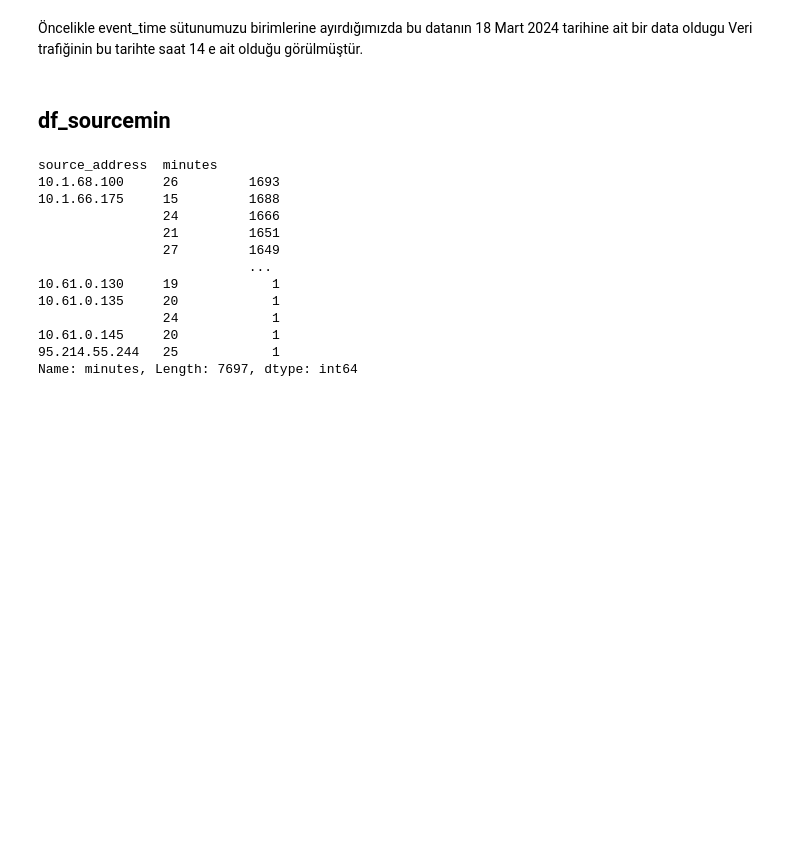
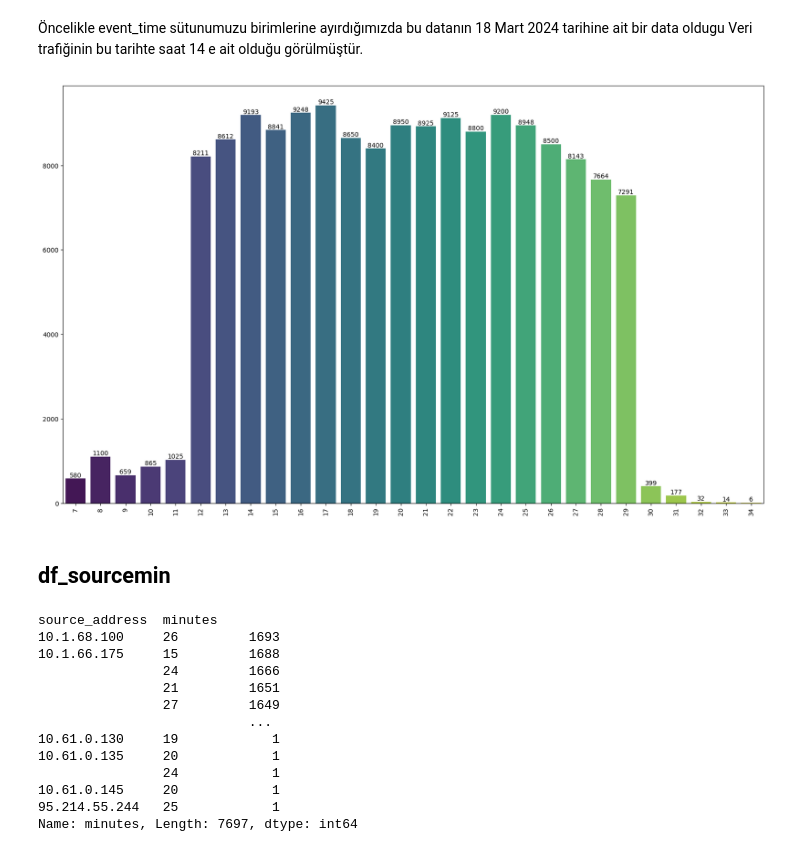
Before and after one commit to euphratesk/portf, a Jupyter notebook: Portfolio/ML/Classification Models/NextRay/NetworkTraffic.ipynb, the cells around one changed output. Drawn from its saved outputs; the diff is of its cells as text; code cells hidden in the pictures; blank space fills up the shorter version.

```diff
--- a/Portfolio/ML/Classification Models/NextRay/NetworkTraffic.ipynb
+++ b/Portfolio/ML/Classification Models/NextRay/NetworkTraffic.ipynb
@@ -168,9 +168,13 @@ df.event_time.dt.year.value_counts()
 # %%
 df.event_time.dt.minute.value_counts().sort_index()
 # %%
-sns.barplot(x = df.event_time.dt.minute.value_counts().sort_index().index, y = df.event_time.dt.minute.value_counts().sort_index().values,palette='viridis')
+plt.figure(figsize = (20,12))
+ax = sns.barplot(x = df.event_time.dt.minute.value_counts().sort_index().index, y = df.event_time.dt.minute.value_counts().sort_index().values,palette='viridis')
+ax.bar_label(ax.containers[0])
 plt.xticks(rotation = 90)
 plt.show()
+# %% [output]
+[figure, added]
 # %%
 df['minutes'] = df.event_time.dt.minute
 # %%
```
Also changed, not shown: parts of 11 cells of this notebook.
